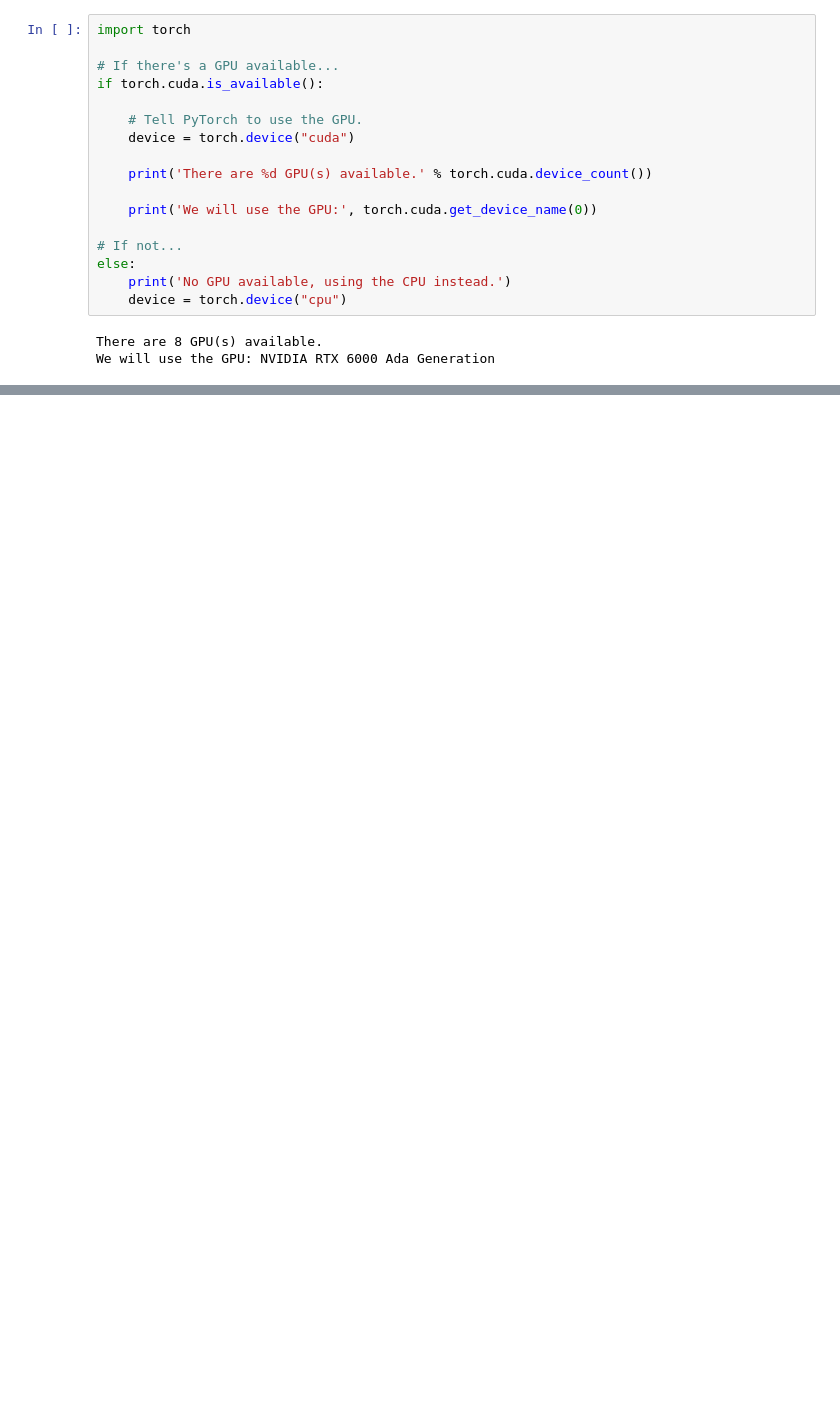
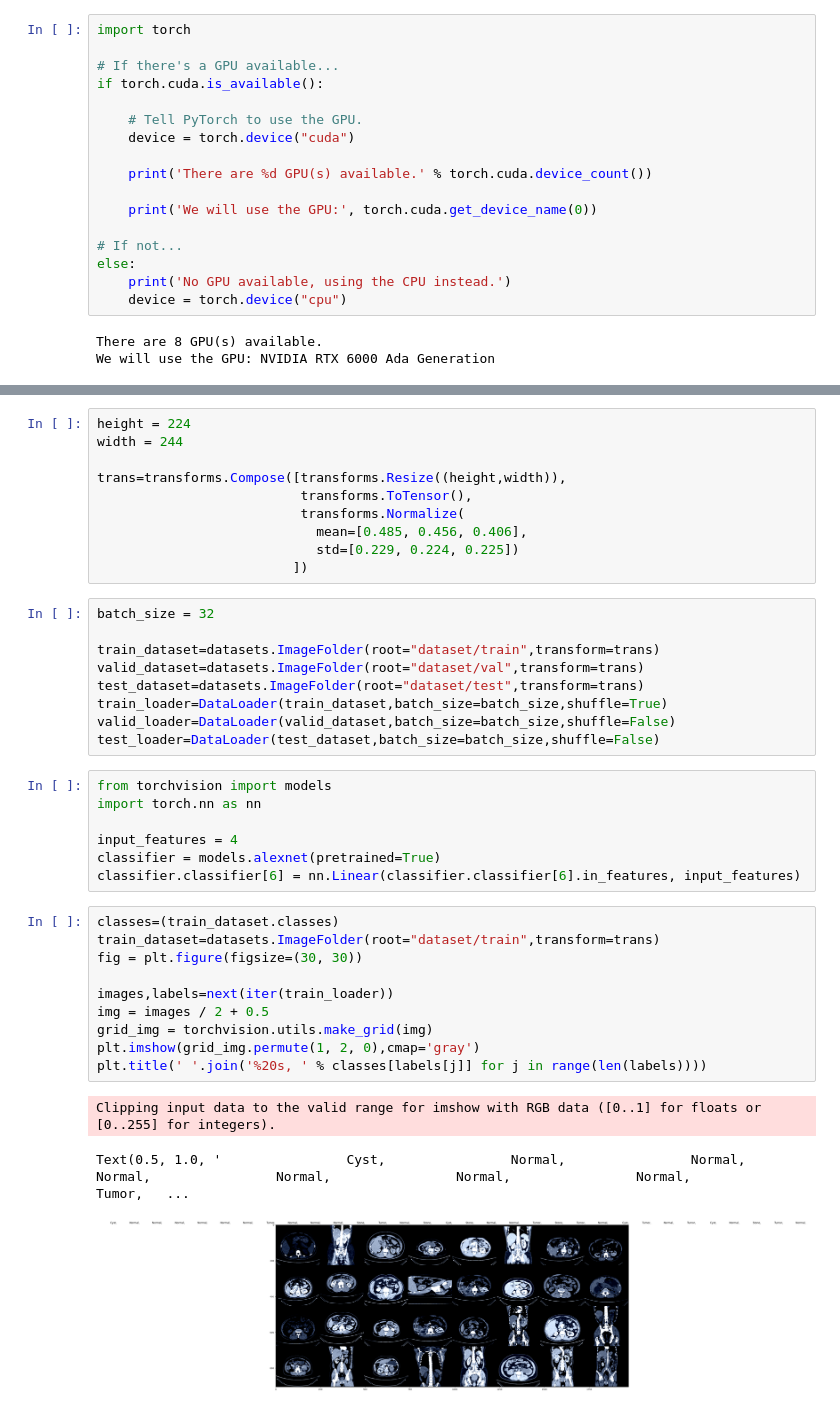
Before and after one commit to aiman3/Kidney-Disease-Classification, a Jupyter notebook: src/alexnet/alexnet.ipynb, the cells around one changed output, grey strips where cells are left out. Saved outputs shown, nothing was run; the diff lists cells and outputs as text; blank space fills up the shorter version.

Commit message:
add model for alexnet

```diff
--- a/src/alexnet/alexnet.ipynb
+++ b/src/alexnet/alexnet.ipynb
@@ -44,0 +72,40 @@ We will use the GPU: NVIDIA RTX 6000 Ada Generation
+# %%
+height = 224
+width = 244
+
+trans=transforms.Compose([transforms.Resize((height,width)),
+                          transforms.ToTensor(),
+                          transforms.Normalize(
+                            mean=[0.485, 0.456, 0.406],
+                            std=[0.229, 0.224, 0.225])
+                         ])
+# %%
+batch_size = 32
+
+train_dataset=datasets.ImageFolder(root="dataset/train",transform=trans)
+valid_dataset=datasets.ImageFolder(root="dataset/val",transform=trans)
+test_dataset=datasets.ImageFolder(root="dataset/test",transform=trans)
+train_loader=DataLoader(train_dataset,batch_size=batch_size,shuffle=True)
+valid_loader=DataLoader(valid_dataset,batch_size=batch_size,shuffle=False)
+test_loader=DataLoader(test_dataset,batch_size=batch_size,shuffle=False)
+# %%
+from torchvision import models
+import torch.nn as nn
+
+input_features = 4
+classifier = models.alexnet(pretrained=True)
+classifier.classifier[6] = nn.Linear(classifier.classifier[6].in_features, input_features)
+# %%
+classes=(train_dataset.classes)
+train_dataset=datasets.ImageFolder(root="dataset/train",transform=trans)
+fig = plt.figure(figsize=(30, 30))
+
+images,labels=next(iter(train_loader))
+img = images / 2 + 0.5
+grid_img = torchvision.utils.make_grid(img)
+plt.imshow(grid_img.permute(1, 2, 0),cmap='gray')
+plt.title(' '.join('%20s, ' % classes[labels[j]] for j in range(len(labels))))
+# %% [output]
+Clipping input data to the valid range for imshow with RGB data ([0..1] for floats or [0..255] for integers).
+Text(0.5, 1.0, '                Cyst,                Normal,                Normal,                Normal,                Normal,                Normal,                Normal,                 Tumor,   ...
+[figure, added]
```
Also changed, not shown: parts of 8 cells of this notebook.
